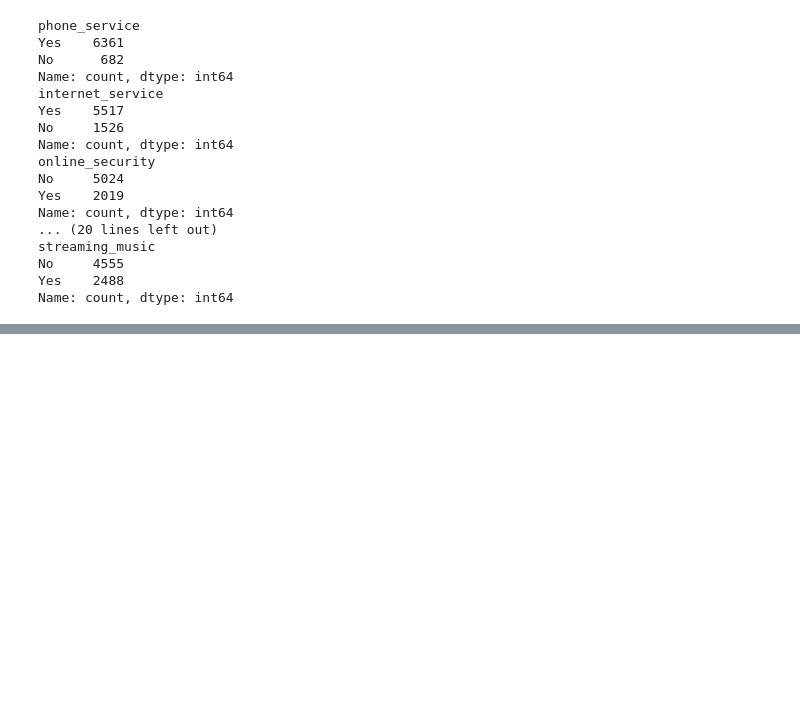
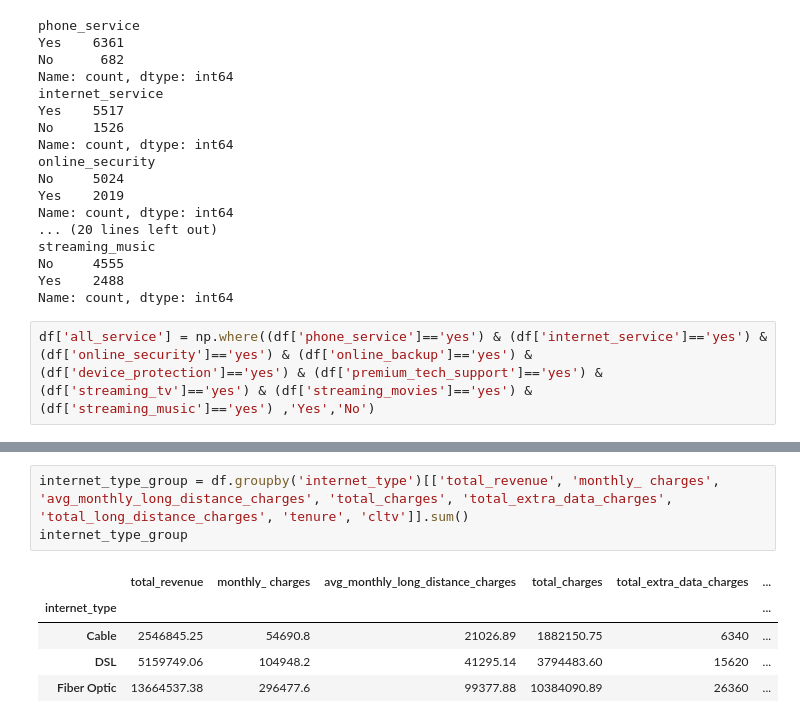
Before and after one commit to Harsh-Tiwadi/Customer-churn, a Jupyter notebook: notebook/EDA.ipynb, the cells around one changed output, grey strips where cells are left out. Saved outputs shown, nothing was run; the diff lists cells and outputs as text; blank space fills up the shorter version.

```diff
--- a/notebook/EDA.ipynb
+++ b/notebook/EDA.ipynb
@@ -376,3 +376,5 @@ streaming_music
 No     4555
 Yes    2488
 Name: count, dtype: int64
+# %%
+df['all_service'] = np.where((df['phone_service']=='yes') & (df['internet_service']=='yes') & (df['online_security']=='yes') & (df['online_backup']=='yes') & (df['device_protection']=='yes') & (df['premium_tech_support']=='yes') & (df['streaming_tv']=='yes') & (df['streaming_movies']=='yes') & (df['streaming_music']=='yes') ,'Yes','No')
@@ -378,0 +463,9 @@ Name: count, dtype: int64
+# %%
+internet_type_group = df.groupby('internet_type')[['total_revenue', 'monthly_ charges', 'avg_monthly_long_distance_charges', 'total_charges', 'total_extra_data_charges', 'total_long_distance_charges', 'tenure', 'cltv']].sum()
+internet_type_group
+# %% [output]
+|  | total_revenue | monthly_ charges | avg_monthly_long_distance_charges | total_charges | total_extra_data_charges | ... |
+| internet_type |  |  |  |  |  | ... |
+| Cable | 2546845.25 | 54690.8 | 21026.89 | 1882150.75 | 6340 | ... |
+| DSL | 5159749.06 | 104948.2 | 41295.14 | 3794483.60 | 15620 | ... |
+| Fiber Optic | 13664537.38 | 296477.6 | 99377.88 | 10384090.89 | 26360 | ... |
```
Also changed, not shown: parts of 23 cells of this notebook.
